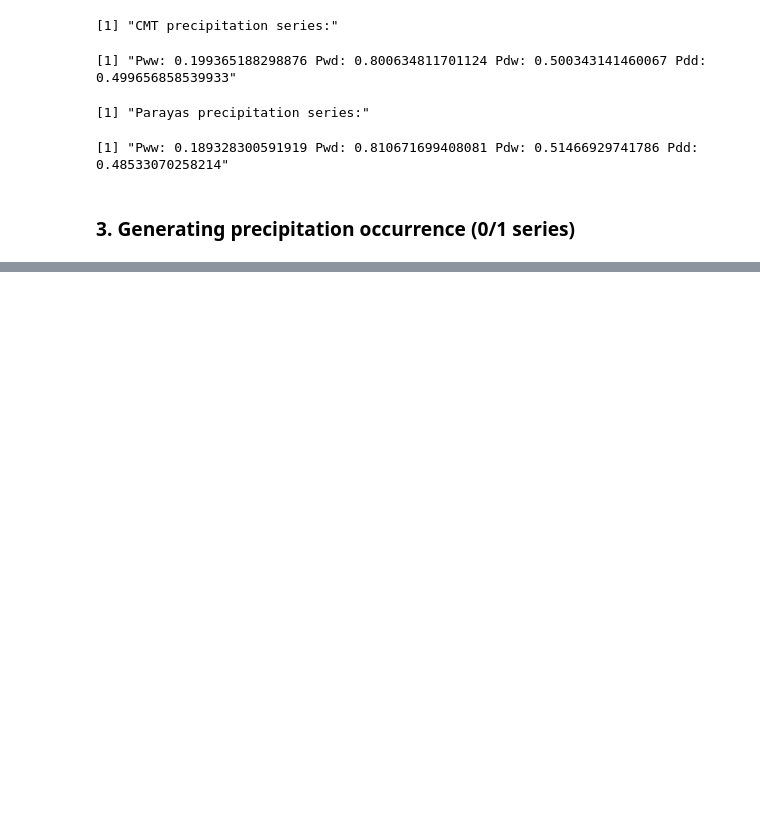
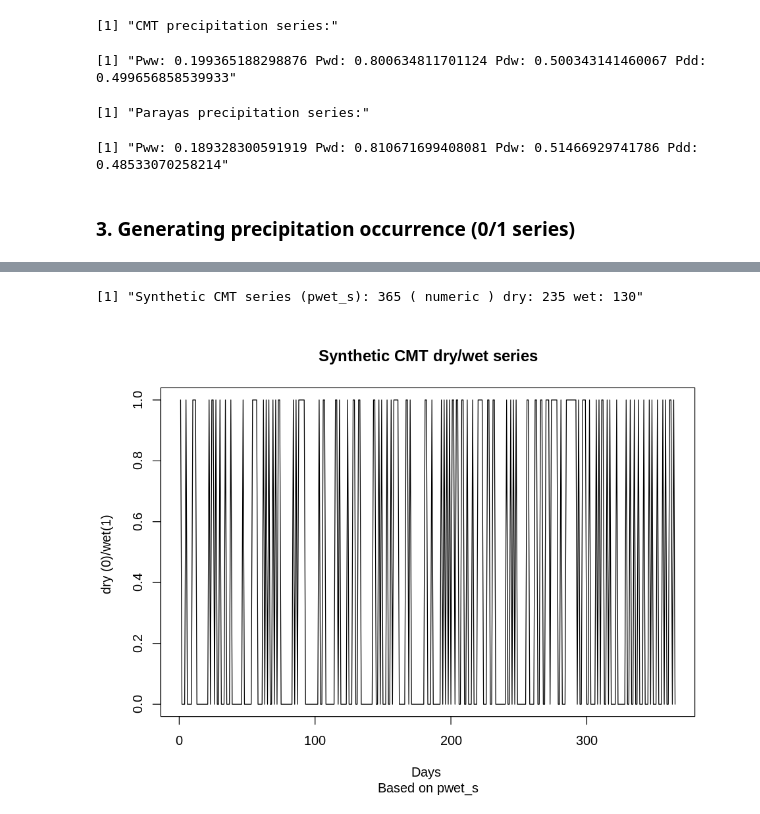
Before and after one commit to yerartdev/uc-m1964-panorama, a Jupyter notebook: panorama/m1964-r-gerardo-de-miguel-gonzalez.ipynb, the cells around one changed output, grey strips where cells are left out. Saved outputs shown, nothing was run; the diff lists cells and outputs as text; code cells hidden in the pictures; blank space fills up the shorter version.

```diff
--- a/panorama/m1964-r-gerardo-de-miguel-gonzalez.ipynb
+++ b/panorama/m1964-r-gerardo-de-miguel-gonzalez.ipynb
@@ -461,0 +528,18 @@ paste('Pww:',p.wet.wet_p,'Pwd:',p.wet.dry_p,
+# %%
+#::GMG::Plot the synthetic series based on pwet_s
+wet<-1
+dry<-0
+
+dry.wet.fun <- function(x,p) ifelse((x < p), wet, dry)
+s.dry.wet<-sapply(FUN = dry.wet.fun,X = s,p = pwet_s)
+
+paste('Synthetic CMT series (pwet_s):',length(s.dry.wet),
+      '(',class(s.dry.wet),')',
+      'dry:',length(which(s.dry.wet == dry)),
+      'wet:',length(which(s.dry.wet == wet)))
+
+plot(s.dry.wet, type="l", main="Synthetic CMT dry/wet series", sub = "Based on pwet_s",
+   xlab="Days ", ylab="dry (0)/wet(1) ")
+# %% [output]
+[1] "Synthetic CMT series (pwet_s): 365 ( numeric ) dry: 235 wet: 130"
+[figure, added]
```
Also changed, not shown: parts of 17 cells of this notebook.
